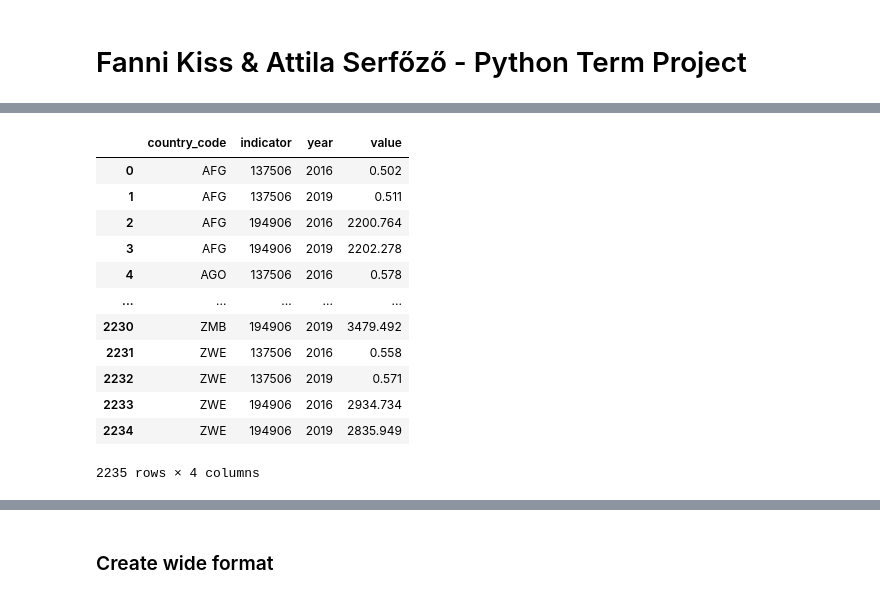
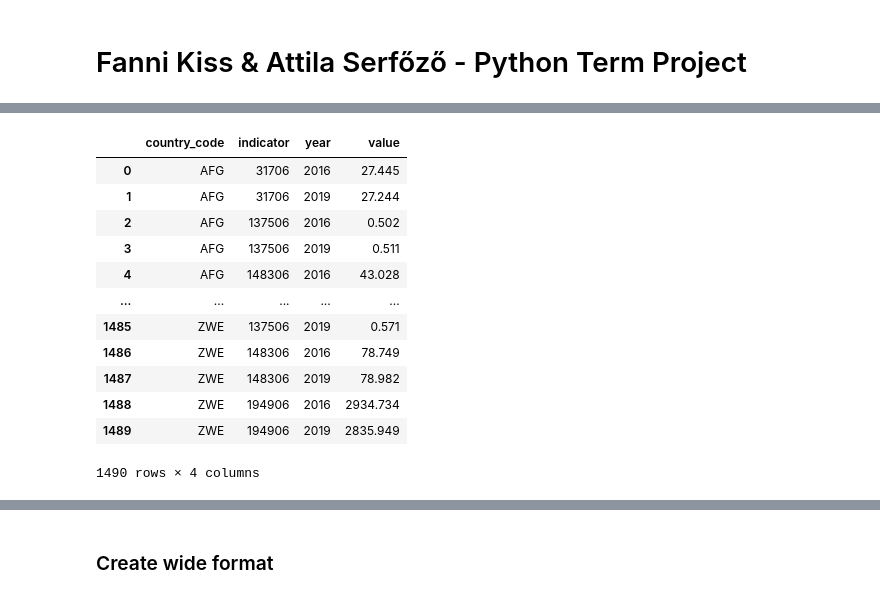
Before and after one commit to ASerfozo/CEU_Python, a Jupyter notebook: Term_Project.ipynb, the cells around one changed output, grey strips where cells are left out. Drawn from its saved outputs; the diff is of its cells as text; code cells hidden in the pictures.

Commit message:
upload complete API get data request

```diff
--- a/Term_Project.ipynb
+++ b/Term_Project.ipynb
@@ -14,8 +29,8 @@ HDI Indicator and GDP per capita for 2012 and 2019
 # %%
-# Get request
-resp_all = requests.get("http://ec2-54-174-131-205.compute-1.amazonaws.com/API/HDRO_API.php/indicator_id=137506,194906/year=2016,2019")
+# Get request from Human Development Report Office Statistical Data API
+resp = requests.get("http://ec2-54-174-131-205.compute-1.amazonaws.com/API/HDRO_API.php/indicator_id=148306,137506,194906,31706/year=2016,2019")
 # %%
-# Load into json
-resp_all = json.loads(resp_all.text)
-resp_all
+# Load response into json
+resp = json.loads(resp.text)
+resp
 # %% [output]
@@ -38,15 +53,14 @@ resp_all
   '194906': 'GDP per capita (2017 PPP $)'}}
 # %%
-# Get all data
+# Get all data in long format
 df_rows = []
-for i in resp_all.items():
-    for c in resp_all['indicator_value'].keys():
-        #print('country', c)
-        for i in resp_all['indicator_value'][c].keys():
-            #print('indicator', i)
-            for y in resp_all['indicator_value'][c][i].keys():
-                #print('year', y)
-                print([c,resp_all['indicator_value'][c][i][y]])
-                df_rows.append([c,i,y,resp_all['indicator_value'][c][i][y]])
+for c in resp['indicator_value'].keys():
+    #print('country', c)
+    for i in resp['indicator_value'][c].keys():
+        #print('indicator', i)
+        for y in resp['indicator_value'][c][i].keys():
+            #print('year', y)
+            print([c,resp['indicator_value'][c][i][y]])
+            df_rows.append([c,i,y,resp['indicator_value'][c][i][y]])
 df_rows
 # %% [output]
@@ -86,19 +100,19 @@ df_rows
  ...]
 # %%
-# Create dataframe
-hdi_df = pd.DataFrame(df_rows, columns=['country_code','indicator','year','value'])
-hdi_df
+# Convert to dataframe
+long_df = pd.DataFrame(df_rows, columns=['country_code','indicator','year','value'])
+long_df
 # %% [output]
 |  | country_code | indicator | year | value |
-| 0 | AFG | 137506 | 2016 | 0.502 |
-| 1 | AFG | 137506 | 2019 | 0.511 |
-| 2 | AFG | 194906 | 2016 | 2200.764 |
-| 3 | AFG | 194906 | 2019 | 2202.278 |
-| 4 | AGO | 137506 | 2016 | 0.578 |
+| 0 | AFG | 31706 | 2016 | 27.445 |
+| 1 | AFG | 31706 | 2019 | 27.244 |
+| 2 | AFG | 137506 | 2016 | 0.502 |
+| 3 | AFG | 137506 | 2019 | 0.511 |
+| 4 | AFG | 148306 | 2016 | 43.028 |
 | ... | ... | ... | ... | ... |
-| 2230 | ZMB | 194906 | 2019 | 3479.492 |
-| 2231 | ZWE | 137506 | 2016 | 0.558 |
-| 2232 | ZWE | 137506 | 2019 | 0.571 |
-| 2233 | ZWE | 194906 | 2016 | 2934.734 |
-| 2234 | ZWE | 194906 | 2019 | 2835.949 |
+| 1485 | ZWE | 137506 | 2019 | 0.571 |
+| 1486 | ZWE | 148306 | 2016 | 78.749 |
+| 1487 | ZWE | 148306 | 2019 | 78.982 |
+| 1488 | ZWE | 194906 | 2016 | 2934.734 |
+| 1489 | ZWE | 194906 | 2019 | 2835.949 |
-2235 rows × 4 columns
+1490 rows × 4 columns
```
Also changed, not shown: parts of 30 cells of this notebook.
